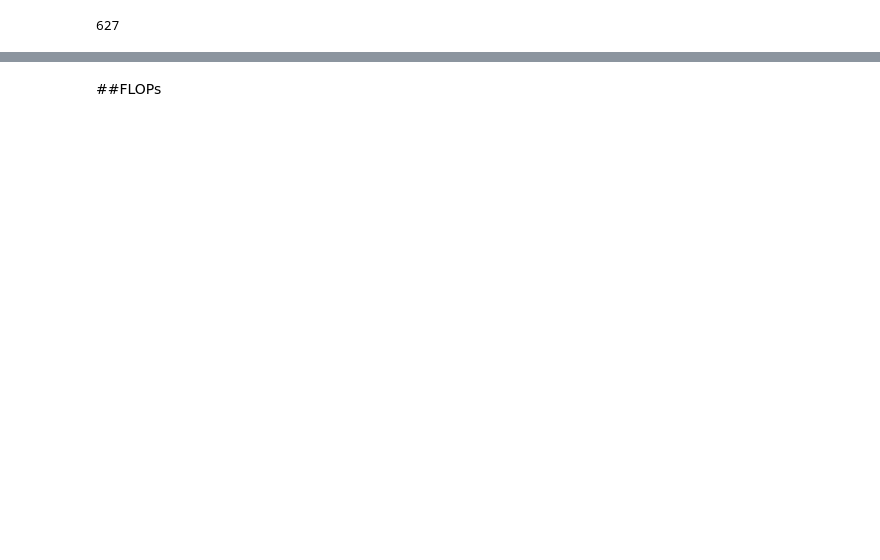
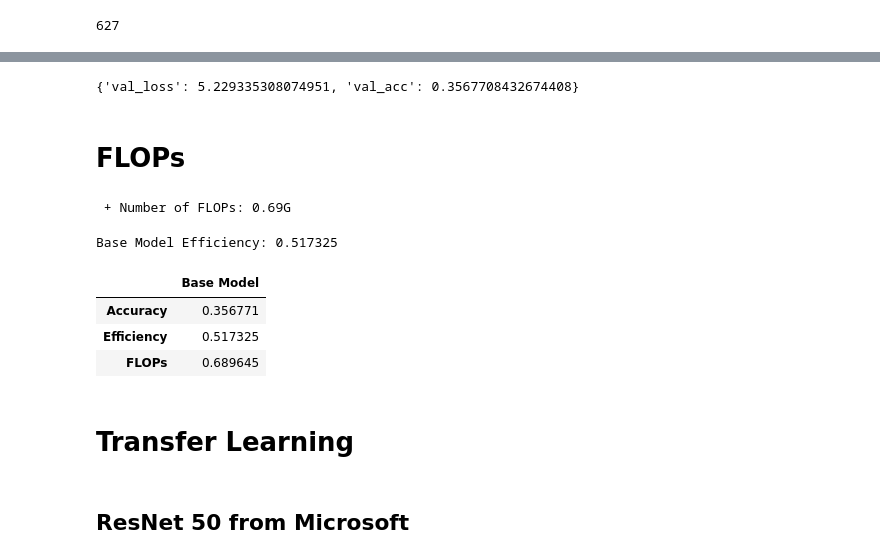
Before and after one commit to robinviltoriano/Assignment3, a Jupyter notebook: A3_Q2-2024.ipynb, the cells around one changed output, grey strips where cells are left out. Saved outputs shown, nothing was run; the diff lists cells and outputs as text; code cells hidden in the pictures; blank space fills up the shorter version.

```diff
--- a/A3_Q2-2024.ipynb
+++ b/A3_Q2-2024.ipynb
@@ -243,9 +220,9 @@ class ImageClassificationBase(nn.Module):
 
 def get_default_device():
     """Pick GPU if available, else CPU"""
-    # if torch.cuda.is_available():
-    #     return torch.device('cuda')
-    if torch.backends.mps.is_available():
+    if torch.cuda.is_available():
+        return torch.device('cuda')
+    elif torch.backends.mps.is_available():
         return torch.device('mps')
     else:
         return None
@@ -267,6 +244,21 @@ class DeviceDataLoader():
         for b in self.dl:
             yield to_device(b, self.device)
 
+    # def __iter__(self):
+    #     """Yield a batch of data after preprocessing and moving it to device"""
+    #     for batch in self.dl:
+    #         # Assuming the batch is a dictionary with 'image' and 'label' keys
+    #         images = [item['image'] for item in batch]
+    #         labels = [item['label'] for item in batch]
+    #         # Preprocess the images using the processor
+    #         inputs = self.processor(images=images, return_tensors="pt", padding=True)
+    #         pixel_values = inputs['pixel_values']
+    #         labels = torch.tensor(labels)
+    #         # Move pixel_values and labels to the device
+    #         pixel_values = to_device(pixel_values, self.device)
+    #         labels = to_device(labels, self.device)
+    #         yield {'pixel_values': pixel_values, 'labels': labels}
+
     def __len__(self):
         """Number of batches"""
         return len(self.dl)
@@ -429,4 +402,7 @@ plot_losses(history)
 # %%
-evaluate(model, test_loader)
+model_eval = evaluate(model, test_loader)
+model_eval
+# %% [output]
+{'val_loss': 5.229335308074951, 'val_acc': 0.3567708432674408}
 # %% [markdown]
-##FLOPs
+# FLOPs
@@ -439,7 +417,33 @@ evaluate(model, test_loader)
 # %%
-from FLOPs_counter import print_model_parm_flops
+from FLOPs.FLOPs_counter import print_model_parm_flops
 input = torch.randn(1, 3, 112, 112) # The input size should be the same as the size that you put into your model
 #Get the network and its FLOPs
 num_classes = 151
 model = ConvolutionalNetwork(num_classes)
-print_model_parm_flops(model, input, detail=False)
+flops = print_model_parm_flops(model, input, detail=False)
+# %% [output]
+ + Number of FLOPs: 0.69G
+# %%
+model_eff = model_eval['val_acc'] / flops
+print(f'Base Model Efficiency: {model_eff:,.6f}')
+# %% [output]
+Base Model Efficiency: 0.517325
+# %%
+dict_eval = {}
+dict_eval['Base Model'] = {
+    'Accuracy': model_eval['val_acc'],
+    'FLOPs': flops,
+    'Efficiency': model_eff
+}
+
+df_evaluation = pd.DataFrame(dict_eval)
+df_evaluation
+# %% [output]
+|  | Base Model |
+| Accuracy | 0.356771 |
+| Efficiency | 0.517325 |
+| FLOPs | 0.689645 |
+# %% [markdown]
+# Transfer Learning
+# %% [markdown]
+## ResNet 50 from Microsoft
```
Also changed, not shown: parts of 36 cells of this notebook.
